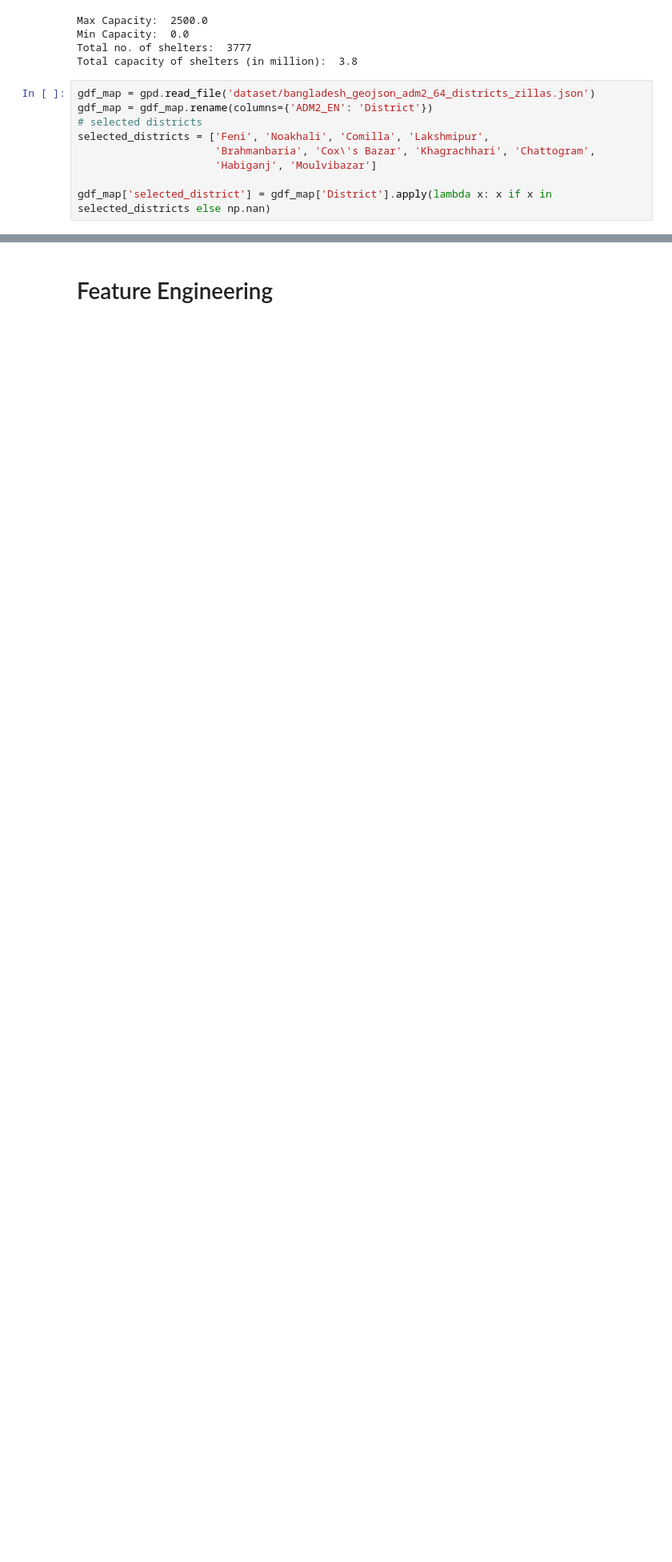
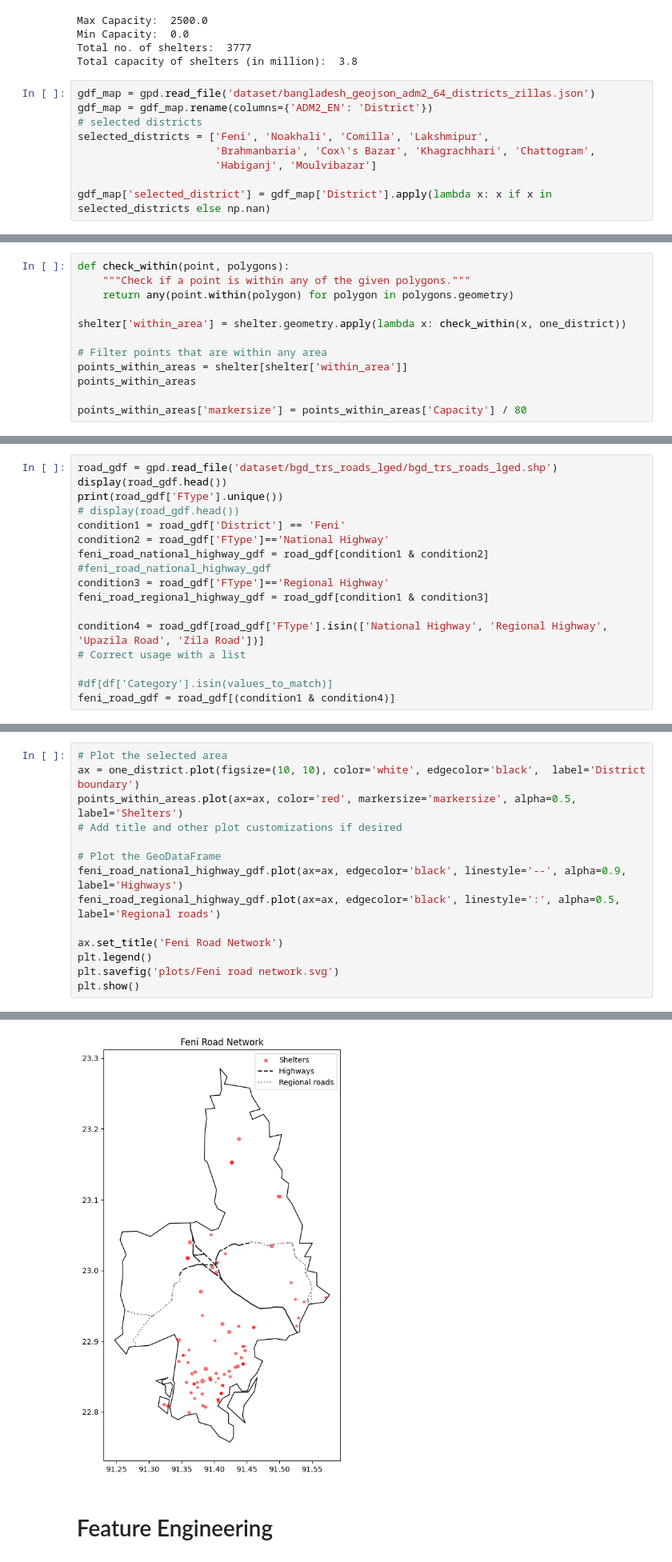
Before and after one commit to tanmoyie/Optimizing-flood-reponse-in-Bangladesh, a Jupyter notebook: 1.0-data-exploration.ipynb, the cells around one changed output, grey strips where cells are left out. Shown at 80% size. Drawn from its saved outputs; the diff is of its cells as text; blank space fills up the shorter version.

Commit message:
Feni network

```diff
--- a/1.0-data-exploration.ipynb
+++ b/1.0-data-exploration.ipynb
@@ -61,0 +86,12 @@ plt.show()
+# %%
+def check_within(point, polygons):
+    """Check if a point is within any of the given polygons."""
+    return any(point.within(polygon) for polygon in polygons.geometry)
+
+shelter['within_area'] = shelter.geometry.apply(lambda x: check_within(x, one_district))
+
+# Filter points that are within any area
+points_within_areas = shelter[shelter['within_area']]
+points_within_areas
+
+points_within_areas['markersize'] = points_within_areas['Capacity'] / 80
@@ -61,0 +109,17 @@ plt.show()
+# %%
+road_gdf = gpd.read_file('dataset/bgd_trs_roads_lged/bgd_trs_roads_lged.shp')
+display(road_gdf.head())
+print(road_gdf['FType'].unique())
+# display(road_gdf.head())
+condition1 = road_gdf['District'] == 'Feni'
+condition2 = road_gdf['FType']=='National Highway'
+feni_road_national_highway_gdf = road_gdf[condition1 & condition2]
+#feni_road_national_highway_gdf
+condition3 = road_gdf['FType']=='Regional Highway'
+feni_road_regional_highway_gdf = road_gdf[condition1 & condition3]
+
+condition4 = road_gdf[road_gdf['FType'].isin(['National Highway', 'Regional Highway', 'Upazila Road', 'Zila Road'])]
+# Correct usage with a list
+
+#df[df['Category'].isin(values_to_match)]
+feni_road_gdf = road_gdf[(condition1 & condition4)]
@@ -61,0 +135,15 @@ plt.show()
+# %%
+# Plot the selected area
+ax = one_district.plot(figsize=(10, 10), color='white', edgecolor='black',  label='District boundary')
+points_within_areas.plot(ax=ax, color='red', markersize='markersize', alpha=0.5,  label='Shelters')
+# Add title and other plot customizations if desired
+
+# Plot the GeoDataFrame
+feni_road_national_highway_gdf.plot(ax=ax, edgecolor='black', linestyle='--', alpha=0.9,  label='Highways')
+feni_road_regional_highway_gdf.plot(ax=ax, edgecolor='black', linestyle=':', alpha=0.5,  label='Regional roads')
+
+ax.set_title('Feni Road Network')
+plt.legend()
+plt.savefig('plots/Feni road network.svg')
+plt.show()
+# %% [output]
@@ -62,2 +152,3 @@ plt.show()
+[figure, added]
 # %% [markdown]
 # Feature Engineering
```
Also changed, not shown: parts of 10 cells of this notebook, 15 other files.
